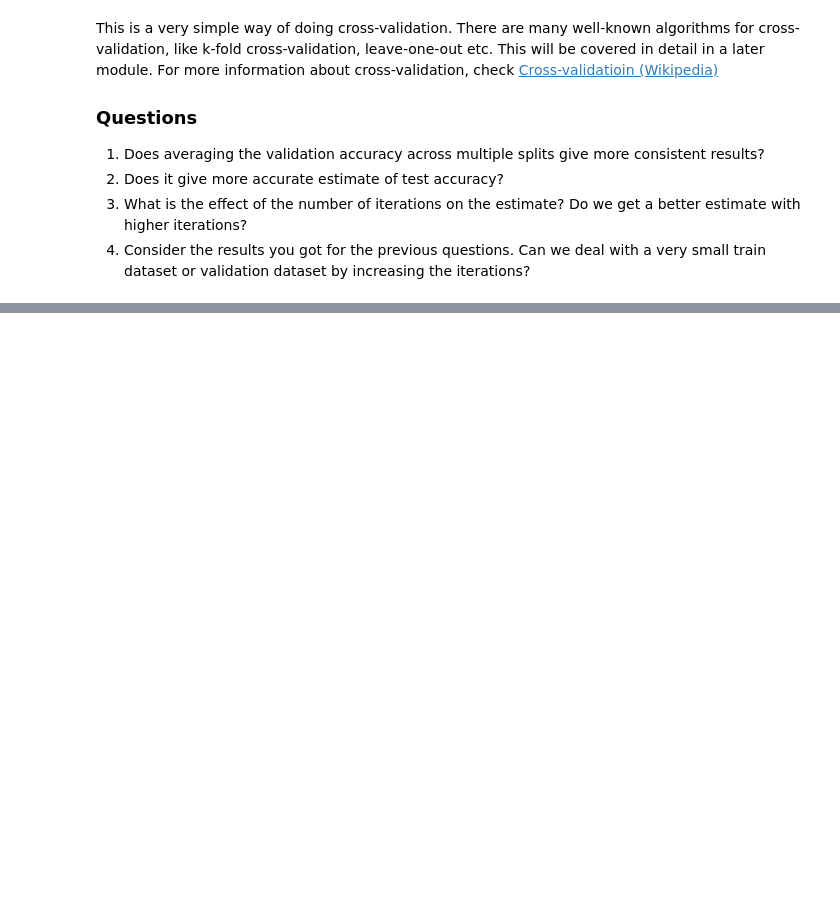
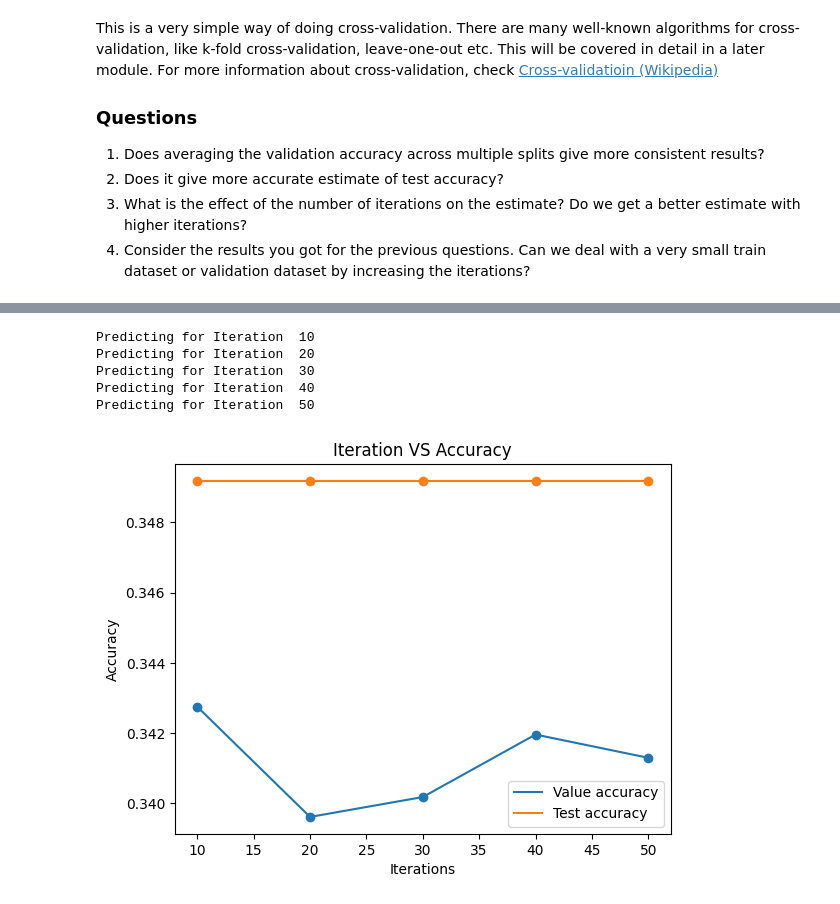
Before and after one commit to Arpan-000/FMML, a Jupyter notebook: Copy_of_AIML_Module_1_Lab_2_Machine_learning_terms_and_metrics.ipynb, the cells around one changed output, grey strips where cells are left out. Cells and saved outputs as stored; diff of their text form; code cells hidden in the pictures; blank space fills up the shorter version.

```diff
--- a/Copy_of_AIML_Module_1_Lab_2_Machine_learning_terms_and_metrics.ipynb
+++ b/Copy_of_AIML_Module_1_Lab_2_Machine_learning_terms_and_metrics.ipynb
@@ -285,2 +270,0 @@ Test accuracy is  0.29343629343629346
-# %%
-traindata, trainlabel, valdata, vallabel = split(alltraindata, alltrainlabel, 30/100)
@@ -299,2 +270,0 @@ Test accuracy is  0.305984555984556
-# %%
-traindata, trainlabel, valdata, vallabel = split(alltraindata, alltrainlabel, 40/100)
@@ -340,0 +419,48 @@ This is a very simple way of doing cross-validation. There are many well-known a
+# %%
+def AverageAccuracy(alldata, alllabel, splitpercent, iterations, classifier=NN):
+  accuracy = 0
+  for ii in range(iterations):
+    traindata, trainlabel, valdata, vallabel = split(alldata, alllabel, splitpercent)
+    valpred = classifier(traindata, trainlabel, valdata)
+    accuracy += Accuracy(vallabel, valpred)
+  return accuracy/iterations
+def Accuracy(gtlabel, predlabel):
+  assert len(gtlabel)==len(predlabel), "Length of the groundtruth labels and predicted labels should be the same"
+  correct = (gtlabel==predlabel).sum() # count the number of times the groundtruth label is equal to the predicted label.
+  return correct/len(gtlabel)
+def getAccuracyDetails(iterationVal):
+  accValData = []
+  accTestData = []
+  iterations = []
+  for i in range(10, iterationVal, 10):
+    print('Predicting for Iteration ', i)
+    avgValAccuracy = AverageAccuracy(alltraindata, alltrainlabel, 75/100, i, classifier = NN)
+    testPred = NN(alltraindata, alltrainlabel, testdata)
+    avgTestAccuracy = Accuracy(testlabel, testPred)
+    iterations.append(i)
+    accValData.append(avgValAccuracy)
+    accTestData.append(avgTestAccuracy)
+  return iterations, accValData, accTestData
+# %%
+
+iterations, accValData, accTestData = getAccuracyDetails(51)
+# %% [output]
+Predicting for Iteration  10
+Predicting for Iteration  20
+Predicting for Iteration  30
+Predicting for Iteration  40
+Predicting for Iteration  50
+# %%
+plt.scatter(iterations, accValData)
+plt.plot(iterations, accValData, label = "Value accuracy")
+plt.xlabel("Iterations")
+plt.ylabel("Accuracy")
+
+plt.scatter(iterations, accTestData)
+plt.plot(iterations, accTestData, label = "Test accuracy")
+plt.title("Iteration VS Accuracy")
+plt.legend()
+
+plt.show()
+# %% [output]
+[figure, added]
```
Also changed, not shown: parts of 22 cells of this notebook.
